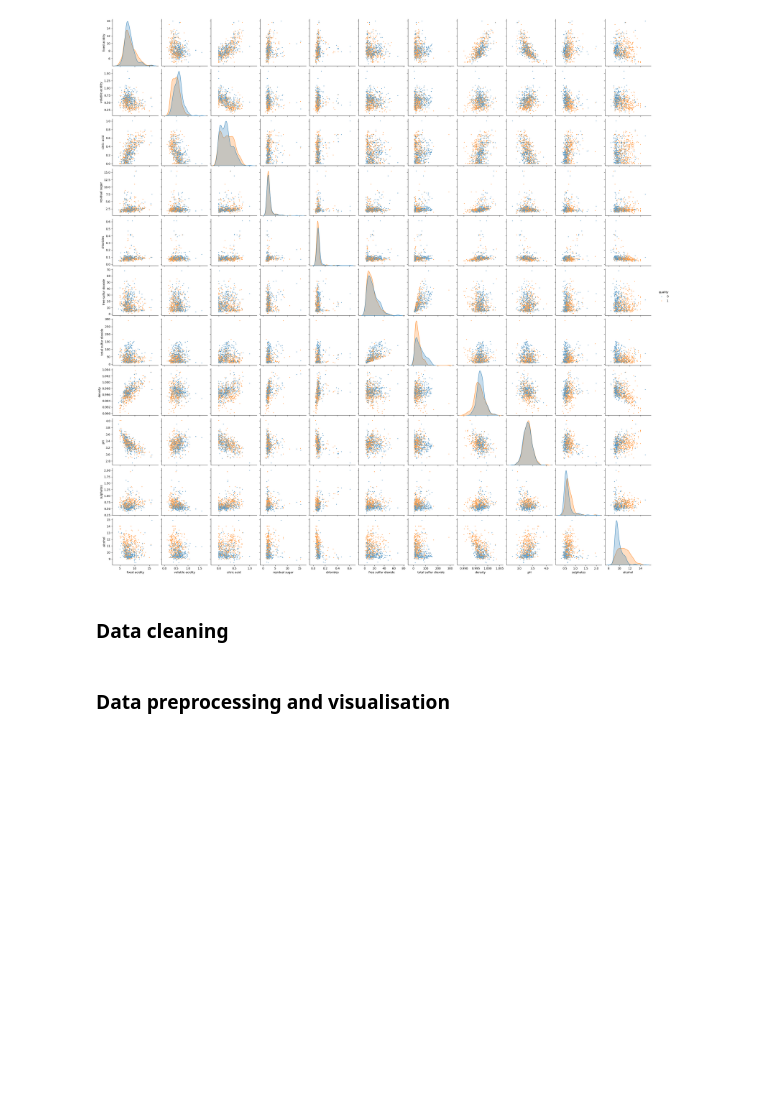
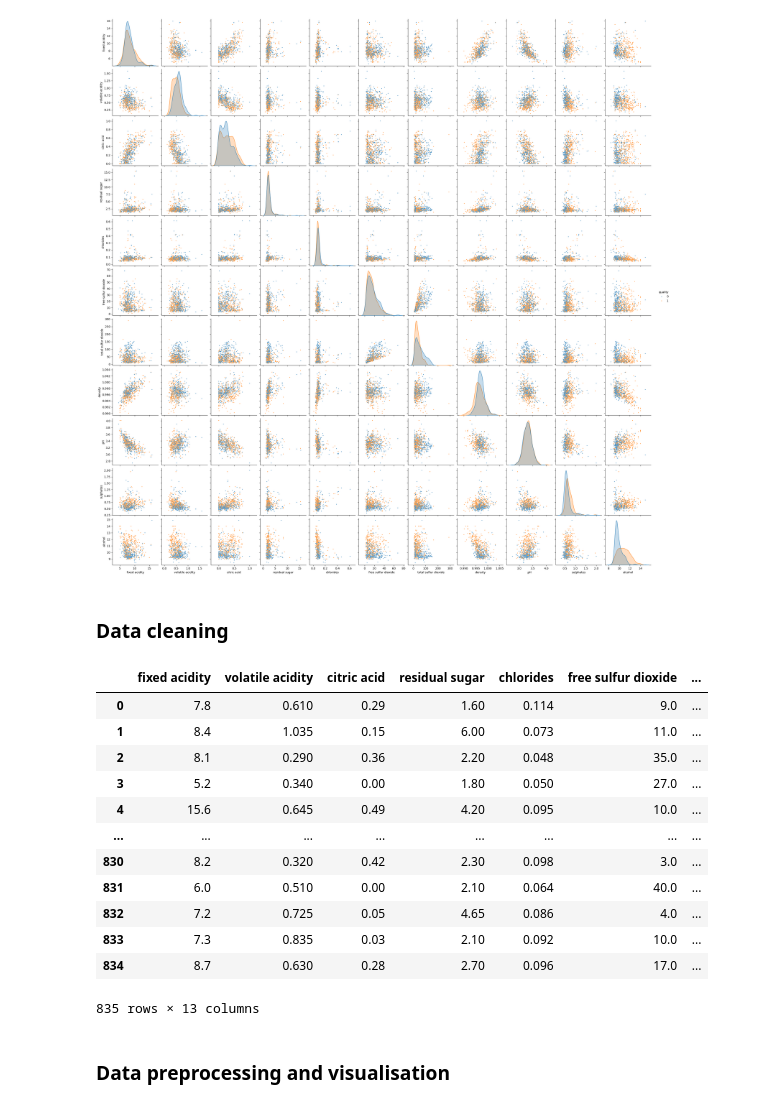
Before and after one commit to JohannesStandal/DAT200, a Jupyter notebook: CA3/CA3_template.ipynb, the cells around one changed output. Saved outputs shown, nothing was run; the diff lists cells and outputs as text; code cells hidden in the pictures; blank space fills up the shorter version.

```diff
--- a/CA3/CA3_template.ipynb
+++ b/CA3/CA3_template.ipynb
@@ -23,7 +27,21 @@ sns.pairplot(df_visual,  hue='quality', plot_kws={'s':5})
 # %% [markdown]
 ### Data cleaning
 # %%
-df_train.dropna()
+df_train.dropna(axis=0)
 df_test.dropna()
+# %% [output]
+|  | fixed acidity | volatile acidity | citric acid | residual sugar | chlorides | free sulfur dioxide | ... |
+| 0 | 7.8 | 0.610 | 0.29 | 1.60 | 0.114 | 9.0 | ... |
+| 1 | 8.4 | 1.035 | 0.15 | 6.00 | 0.073 | 11.0 | ... |
+| 2 | 8.1 | 0.290 | 0.36 | 2.20 | 0.048 | 35.0 | ... |
+| 3 | 5.2 | 0.340 | 0.00 | 1.80 | 0.050 | 27.0 | ... |
+| 4 | 15.6 | 0.645 | 0.49 | 4.20 | 0.095 | 10.0 | ... |
+| ... | ... | ... | ... | ... | ... | ... | ... |
+| 830 | 8.2 | 0.320 | 0.42 | 2.30 | 0.098 | 3.0 | ... |
+| 831 | 6.0 | 0.510 | 0.00 | 2.10 | 0.064 | 40.0 | ... |
+| 832 | 7.2 | 0.725 | 0.05 | 4.65 | 0.086 | 4.0 | ... |
+| 833 | 7.3 | 0.835 | 0.03 | 2.10 | 0.092 | 10.0 | ... |
+| 834 | 8.7 | 0.630 | 0.28 | 2.70 | 0.096 | 17.0 | ... |
+835 rows × 13 columns
 # %% [markdown]
 ### Data preprocessing and visualisation
```
Also changed, not shown: parts of 2 cells of this notebook.
